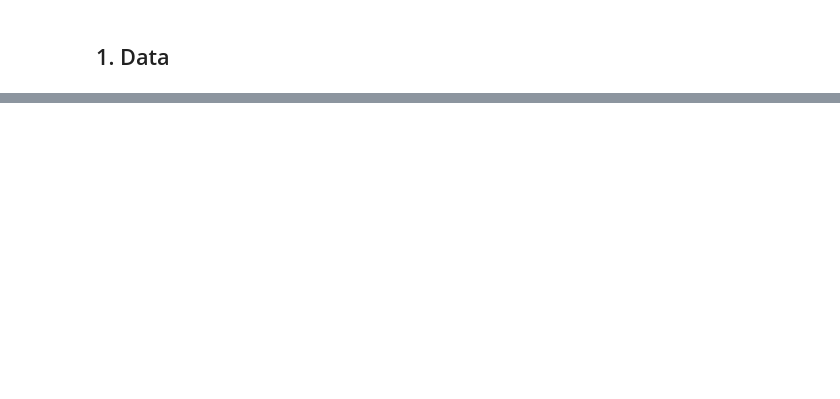
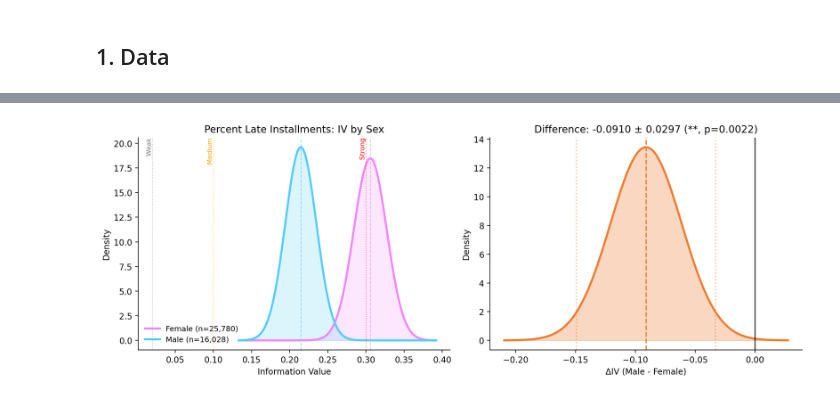
Before and after one commit to deburky/rwds-submission, a Jupyter notebook: notebooks/companion.ipynb, the cells around one changed output, grey strips where cells are left out. Cells and saved outputs as stored; diff of their text form; code cells hidden in the pictures; blank space fills up the shorter version.

```diff
--- a/notebooks/companion.ipynb
+++ b/notebooks/companion.ipynb
@@ -632,0 +708,68 @@ amtinstpaidbefduel24m_4187115A 0.083404 0.064066 0.000882  0.065795  1.562098e-5
+# %%
+# -------------------------------------------------------------------------------
+# Figure: IV density by group + difference distribution
+# -------------------------------------------------------------------------------
+fig, (ax1, ax2) = plt.subplots(1, 2, figsize=(12, 4.5))
+
+# Left: IV distributions for each group
+iv_min = min(iv_f - 4 * se_f, iv_m - 4 * se_m)
+iv_max = max(iv_f + 4 * se_f, iv_m + 4 * se_m)
+x = np.linspace(max(0, iv_min), iv_max, 500)
+
+pdf_f = stats.norm.pdf(x, iv_f, se_f)
+pdf_m = stats.norm.pdf(x, iv_m, se_m)
+
+ax1.plot(x, pdf_f, color=C_DR, lw=2.5, label=f"Female (n={n_f:,})")
+ax1.fill_between(x, pdf_f, alpha=0.2, color=C_DR)
+ax1.plot(x, pdf_m, color=C_PD, lw=2.5, label=f"Male (n={n_m:,})")
+ax1.fill_between(x, pdf_m, alpha=0.2, color=C_PD)
+
+ax1.axvline(iv_f, color=C_DR, ls="--", lw=1, alpha=0.6)
+ax1.axvline(iv_m, color=C_PD, ls="--", lw=1, alpha=0.6)
+
+for thr, lab, c in [(0.02, "Weak", "grey"), (0.1, "Medium", "orange"), (0.3, "Strong", "red")]:
+    if thr <= iv_max:
+        ax1.axvline(thr, color=c, ls=":", alpha=0.5, lw=1)
+        ax1.text(
+            thr,
+            max(pdf_f.max(), pdf_m.max()) * 1.05,
+            f" {lab}",
+            rotation=90,
+            va="top",
+            ha="right",
+            color=c,
+            fontsize=8,
+        )
+
+test_feat_name = "Percent Late Installments"
+ax1.set(xlabel="Information Value", ylabel="Density", title=f"{test_feat_name}: IV by Sex")
+ax1.legend(frameon=False, fontsize=9, loc="lower left")
+ax1.spines[["top", "right"]].set_visible(False)
+
+# Right: difference distribution
+x_diff = np.linspace(iv_diff - 4 * se_diff, iv_diff + 4 * se_diff, 500)
+pdf_diff = stats.norm.pdf(x_diff, iv_diff, se_diff)
+
+ax2.plot(x_diff, pdf_diff, color=C_FAIR, lw=2.5)
+ax2.fill_between(x_diff, pdf_diff, alpha=0.3, color=C_FAIR)
+ax2.axvline(0, color="black", lw=1.5, alpha=0.7)
+ax2.axvline(iv_diff, color=C_FAIR, ls="--", lw=1.5)
+
+ci_lo = iv_diff - 1.96 * se_diff
+ci_hi = iv_diff + 1.96 * se_diff
+ax2.axvline(ci_lo, color=C_FAIR, ls=":", alpha=0.5)
+ax2.axvline(ci_hi, color=C_FAIR, ls=":", alpha=0.5)
+
+sig = "***" if p_diff < 0.001 else "**" if p_diff < 0.01 else "*" if p_diff < 0.05 else "ns"
+ax2.set(
+    xlabel="ΔIV (Male - Female)",
+    ylabel="Density",
+    title=f"Difference: {iv_diff:.4f} ± {se_diff:.4f} ({sig}, p={p_diff:.4f})",
+)
+ax2.spines[["top", "right"]].set_visible(False)
+
+plt.tight_layout()
+plt.savefig(IMAGES / "iv_density_by_group.png", dpi=200, bbox_inches="tight")
+plt.show()
+# %% [output]
+[figure, added]
```
Also changed, not shown: parts of 40 cells of this notebook, 15 other files.
